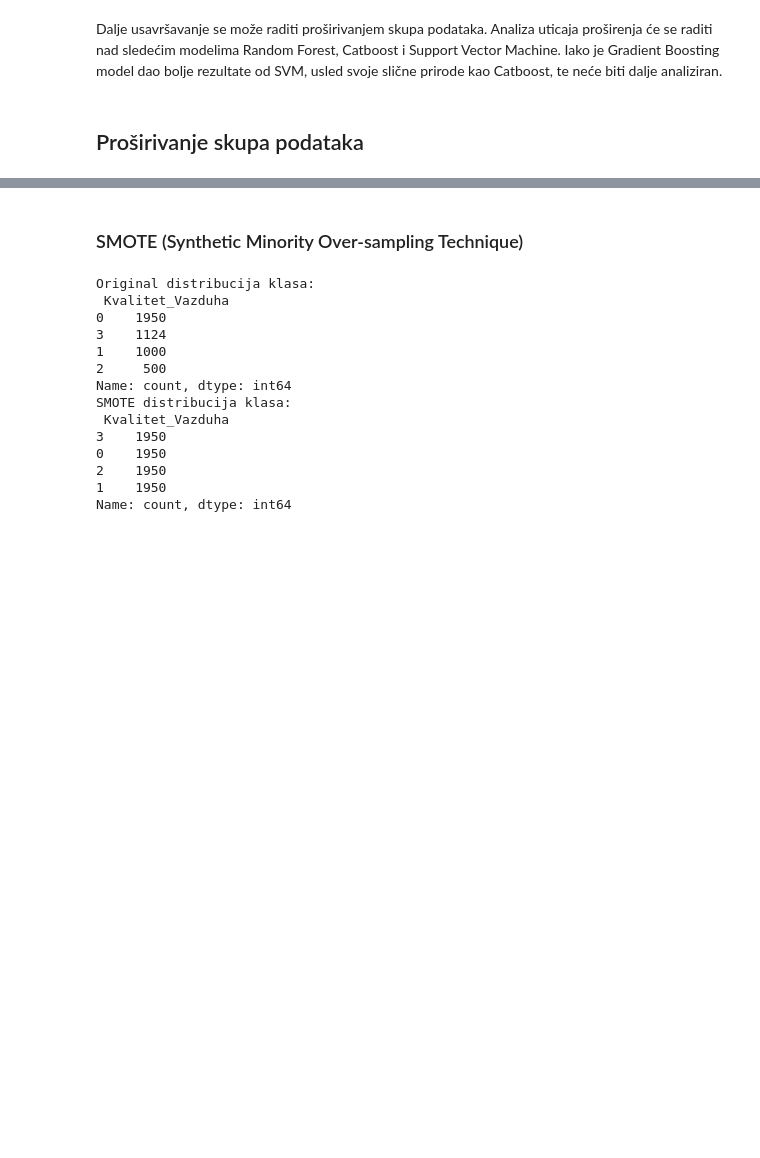
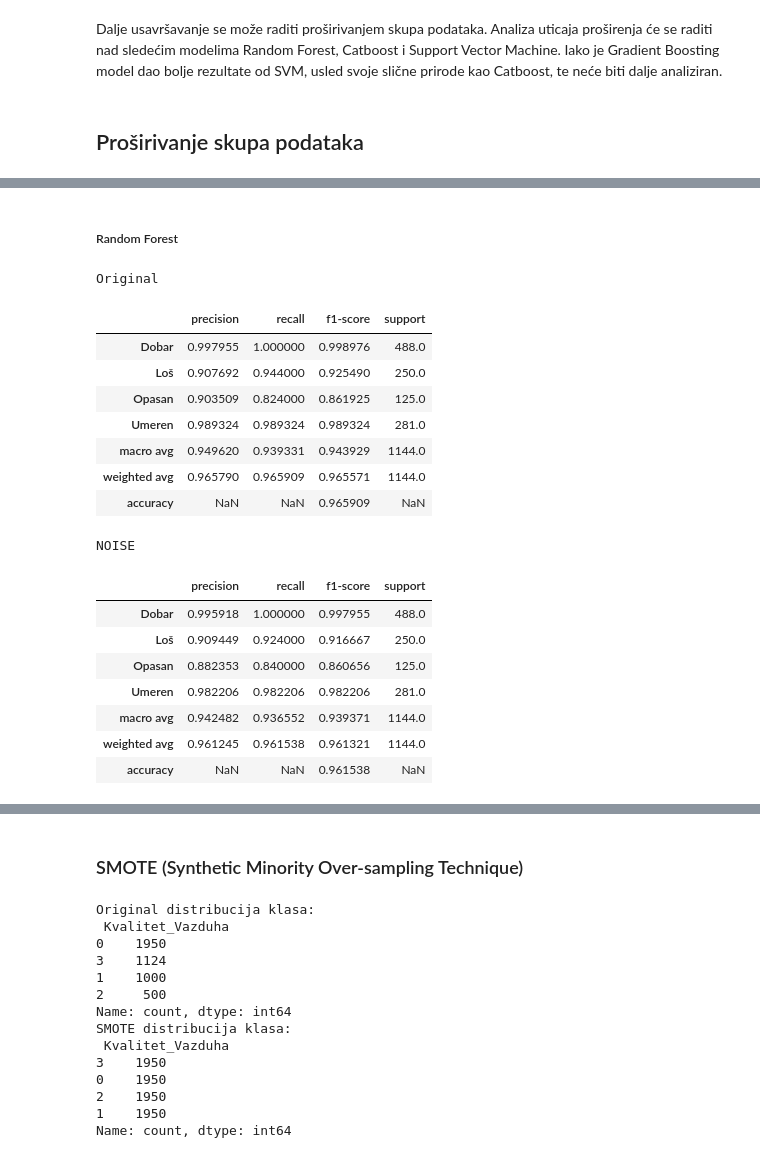
Before and after one commit to markoandjel/MachineLearning, a Jupyter notebook: Projekat I/projekat1.ipynb, the cells around one changed output, grey strips where cells are left out. Drawn from its saved outputs; the diff is of its cells as text; code cells hidden in the pictures; blank space fills up the shorter version.

```diff
--- a/Projekat I/projekat1.ipynb
+++ b/Projekat I/projekat1.ipynb
@@ -1249,0 +1296,24 @@ Dalje usavršavanje se može raditi proširivanjem skupa podataka. Analiza utica
+# %%
+# --- Random noise injection ---
+
+import numpy as np
+import pandas as pd
+
+# Kopiraj originalni DataFrame
+df_noise = df.copy()
+
+# Definiši kolone na koje ćeš dodati šum (samo numeričke, bez target kolone)
+feature_cols = df_noise.drop('Kvalitet_Vazduha', axis=1).columns
+
+# Odredi standardnu devijaciju šuma (npr. 2% vrednosti svake kolone)
+noise_std = 0.02
+
+# Dodaj šum svakoj numeričkoj koloni
+for col in feature_cols:
+    std = df_noise[col].std()
+    noise = np.random.normal(0, noise_std * std, size=df_noise.shape[0])
+    df_noise[col] += noise
+
+# Prikaži poređenje originala i sa šumom
+print("Original sample:\n", df[feature_cols].head())
+print("With noise sample:\n", df_noise[feature_cols].head())
@@ -1249,0 +1338,2 @@ Dalje usavršavanje se može raditi proširivanjem skupa podataka. Analiza utica
+# %% [markdown]
+##### Random Forest
@@ -1249,0 +1355,21 @@ Dalje usavršavanje se može raditi proširivanjem skupa podataka. Analiza utica
+# %%
+showReports(dfs=[reports_rf[0],report_rf_noise],titles=['Original','NOISE'])
+# %% [output]
+Original
+|  | precision | recall | f1-score | support |
+| Dobar | 0.997955 | 1.000000 | 0.998976 | 488.0 |
+| Loš | 0.907692 | 0.944000 | 0.925490 | 250.0 |
+| Opasan | 0.903509 | 0.824000 | 0.861925 | 125.0 |
+| Umeren | 0.989324 | 0.989324 | 0.989324 | 281.0 |
+| macro avg | 0.949620 | 0.939331 | 0.943929 | 1144.0 |
+| weighted avg | 0.965790 | 0.965909 | 0.965571 | 1144.0 |
+| accuracy | NaN | NaN | 0.965909 | NaN |
+NOISE
+|  | precision | recall | f1-score | support |
+| Dobar | 0.995918 | 1.000000 | 0.997955 | 488.0 |
+| Loš | 0.909449 | 0.924000 | 0.916667 | 250.0 |
+| Opasan | 0.882353 | 0.840000 | 0.860656 | 125.0 |
+| Umeren | 0.982206 | 0.982206 | 0.982206 | 281.0 |
+| macro avg | 0.942482 | 0.936552 | 0.939371 | 1144.0 |
+| weighted avg | 0.961245 | 0.961538 | 0.961321 | 1144.0 |
+| accuracy | NaN | NaN | 0.961538 | NaN |
```
Also changed, not shown: parts of 35 cells of this notebook, 6 other files.
